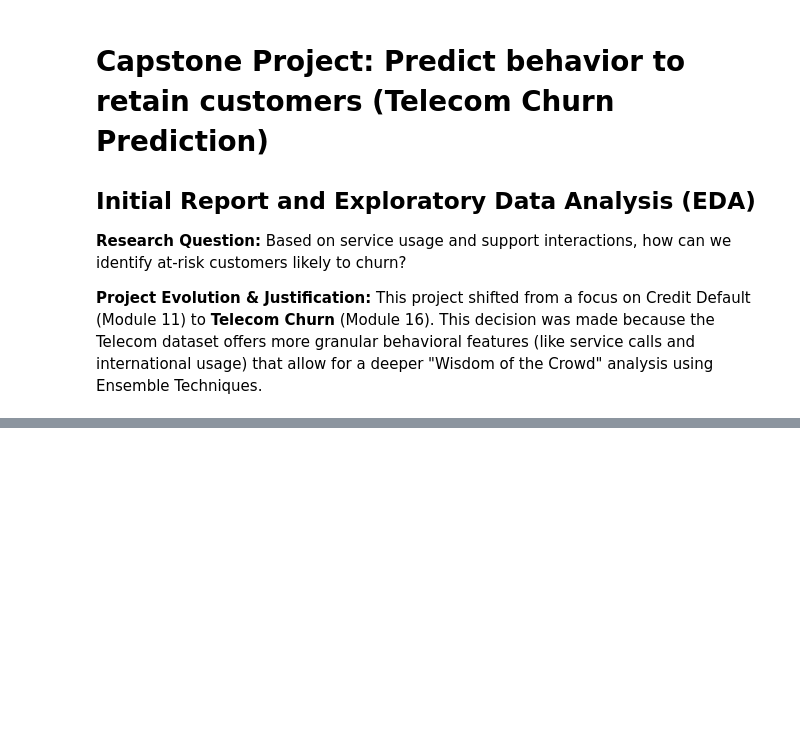
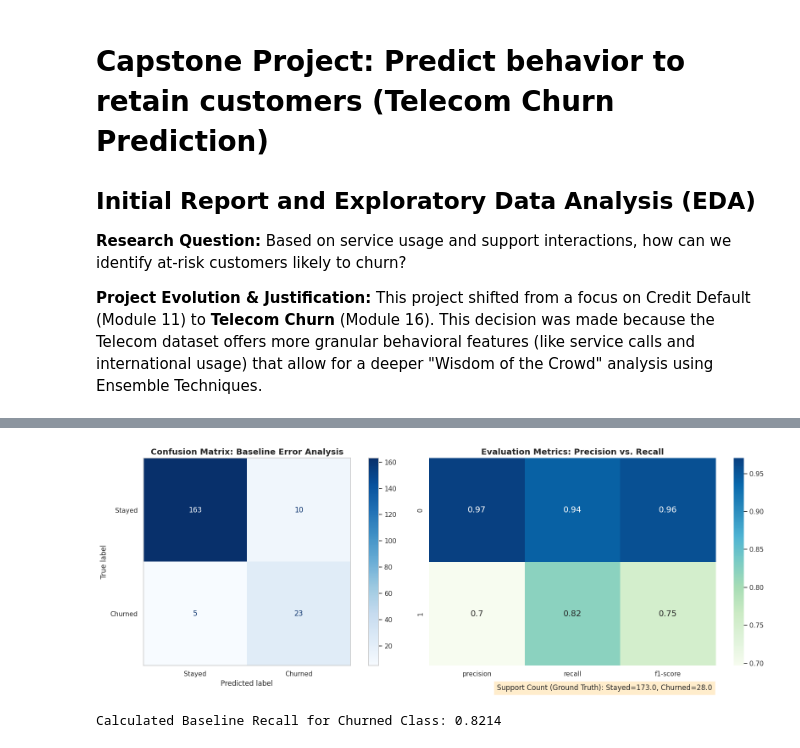
Before and after one commit to raghu031982/Telecom-Churn-Analysis, a Jupyter notebook: Telecom_Churn_EDA_Baseline.ipynb, the cells around one changed output, grey strips where cells are left out. Saved outputs shown, nothing was run; the diff lists cells and outputs as text; code cells hidden in the pictures; blank space fills up the shorter version.

```diff
--- a/Telecom_Churn_EDA_Baseline.ipynb
+++ b/Telecom_Churn_EDA_Baseline.ipynb
@@ -163,0 +153,48 @@ The final objective for Module 24 will be to expand beyond a single decision tre
+# %%
+# --- Baseline Modeling ---
+# Separating features (X) and target (y)
+X = df_clean.drop('Churn', axis=1)
+y = df_clean['Churn']
+
+# Splitting data into Training and Testing sets
+X_train, X_test, y_train, y_test = train_test_split(X, y, test_size=0.3, random_state=42)
+
+# Implementing and training the Baseline Decision Tree
+baseline_tree = DecisionTreeClassifier(max_depth=5, random_state=42)
+baseline_tree.fit(X_train, y_train)
+y_pred = baseline_tree.predict(X_test)
+
+# --- Visual Model Evaluation ---
+# Converting classification report to a DataFrame for visual rendering
+report_dict = classification_report(y_test, y_pred, output_dict=True)
+report_df = pd.DataFrame(report_dict).iloc[:-1, :2].T
+support_vals = [report_dict['0']['support'], report_dict['1']['support']]
+
+# Subplots used for a professional metrics dashboard
+fig, axes = plt.subplots(1, 2, figsize=(18, 6))
+
+# 1. Confusion Matrix Plot
+ConfusionMatrixDisplay.from_estimator(
+    baseline_tree, X_test, y_test,
+    display_labels=['Stayed', 'Churned'],
+    cmap='Blues', ax=axes[0]
+)
+axes[0].set_title('Confusion Matrix: Baseline Error Analysis', fontweight='bold', fontsize=14)
+axes[0].grid(False)
+
+# 2. Visual Metrics Heatmap
+sns.heatmap(report_df, annot=True, cmap='GnBu', cbar=True, ax=axes[1], annot_kws={"size": 14})
+axes[1].set_title('Evaluation Metrics: Precision vs. Recall', fontweight='bold', fontsize=14)
+
+# Adding Support annotation to provide valid interpretation of class imbalance
+plt.figtext(0.75, 0.02, f"Support Count (Ground Truth): Stayed={support_vals[0]}, Churned={support_vals[1]}",
+            ha="center", fontsize=12, bbox={"facecolor":"orange", "alpha":0.2, "pad":5})
+
+plt.tight_layout()
+plt.show()
+
+# Final text confirmation of the primary business metric
+print(f"Calculated Baseline Recall for Churned Class: {recall_score(y_test, y_pred):.4f}")
+# %% [output]
+[figure, added]
+Calculated Baseline Recall for Churned Class: 0.8214
```
Also changed, not shown: parts of 17 cells of this notebook.
